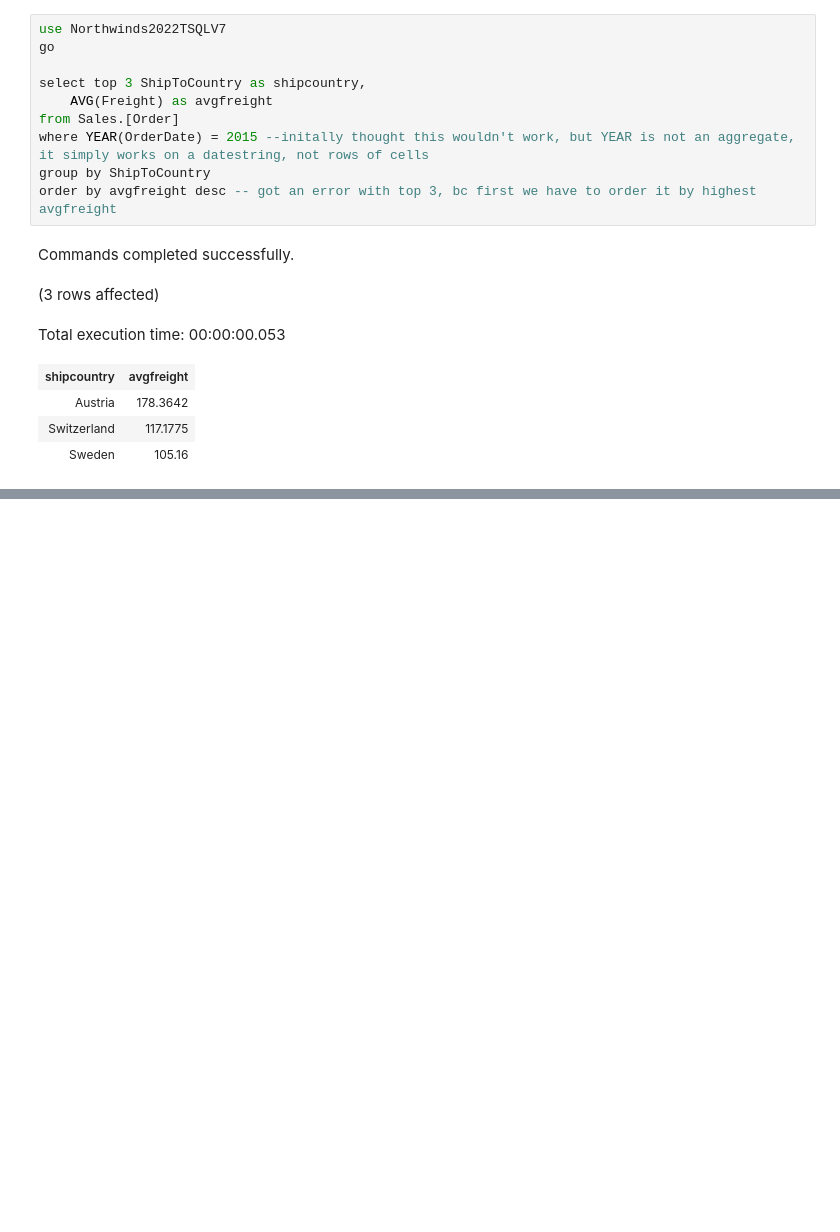
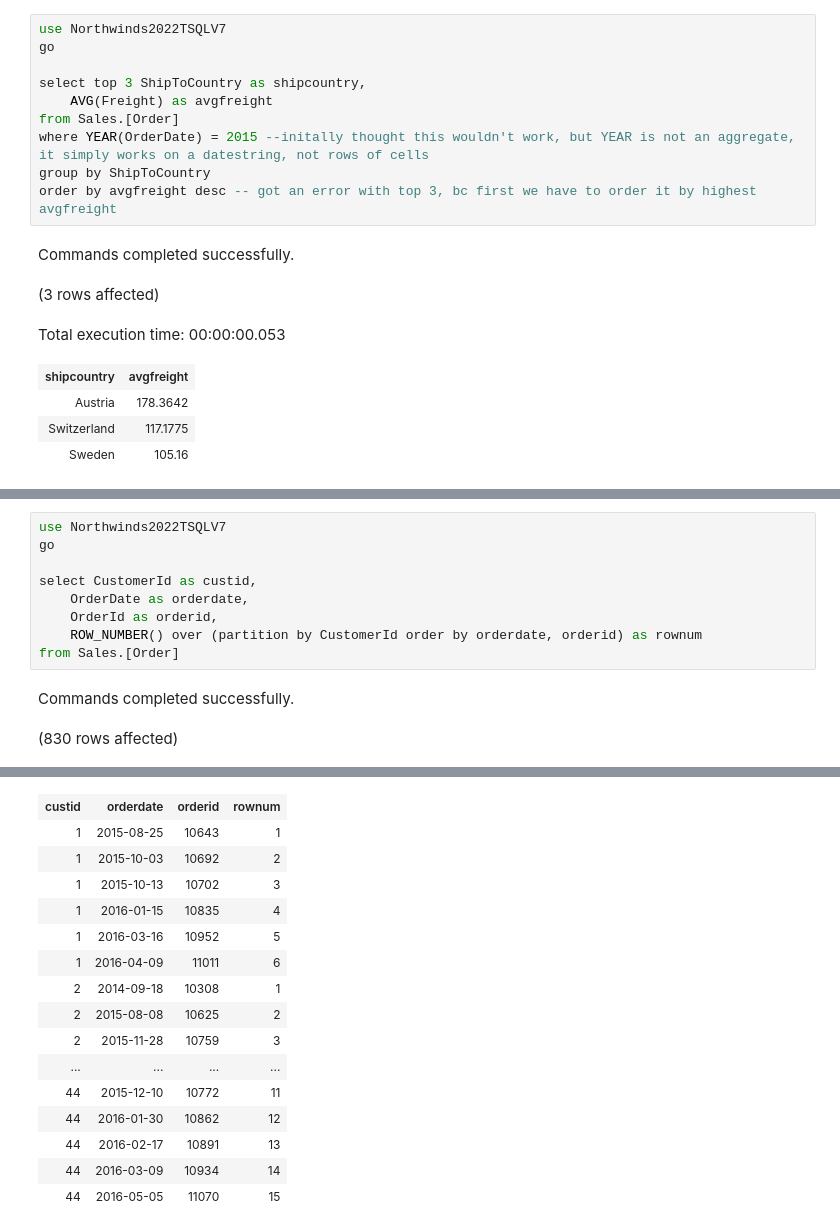
Before and after one commit to ryanmohamed/tsql_hw1, a Jupyter notebook: hw_ch2.ipynb, the cells around one changed output, grey strips where cells are left out. Saved outputs shown, nothing was run; the diff lists cells and outputs as text; blank space fills up the shorter version.

```diff
--- a/hw_ch2.ipynb
+++ b/hw_ch2.ipynb
@@ -378,0 +401,12 @@ Total execution time: 00:00:00.053
+# %%
+use Northwinds2022TSQLV7
+go
+
+select CustomerId as custid,
+    OrderDate as orderdate,
+    OrderId as orderid,
+    ROW_NUMBER() over (partition by CustomerId order by orderdate, orderid) as rownum
+from Sales.[Order]
+# %% [output]
+Commands completed successfully.
+(830 rows affected)
@@ -378,0 +414,16 @@ Total execution time: 00:00:00.053
+| custid | orderdate | orderid | rownum |
+| 1 | 2015-08-25 | 10643 | 1 |
+| 1 | 2015-10-03 | 10692 | 2 |
+| 1 | 2015-10-13 | 10702 | 3 |
+| 1 | 2016-01-15 | 10835 | 4 |
+| 1 | 2016-03-16 | 10952 | 5 |
+| 1 | 2016-04-09 | 11011 | 6 |
+| 2 | 2014-09-18 | 10308 | 1 |
+| 2 | 2015-08-08 | 10625 | 2 |
+| 2 | 2015-11-28 | 10759 | 3 |
+| ... | ... | ... | ... |
+| 44 | 2015-12-10 | 10772 | 11 |
+| 44 | 2016-01-30 | 10862 | 12 |
+| 44 | 2016-02-17 | 10891 | 13 |
+| 44 | 2016-03-09 | 10934 | 14 |
+| 44 | 2016-05-05 | 11070 | 15 |
```
Also changed, not shown: parts of 2 cells of this notebook.
